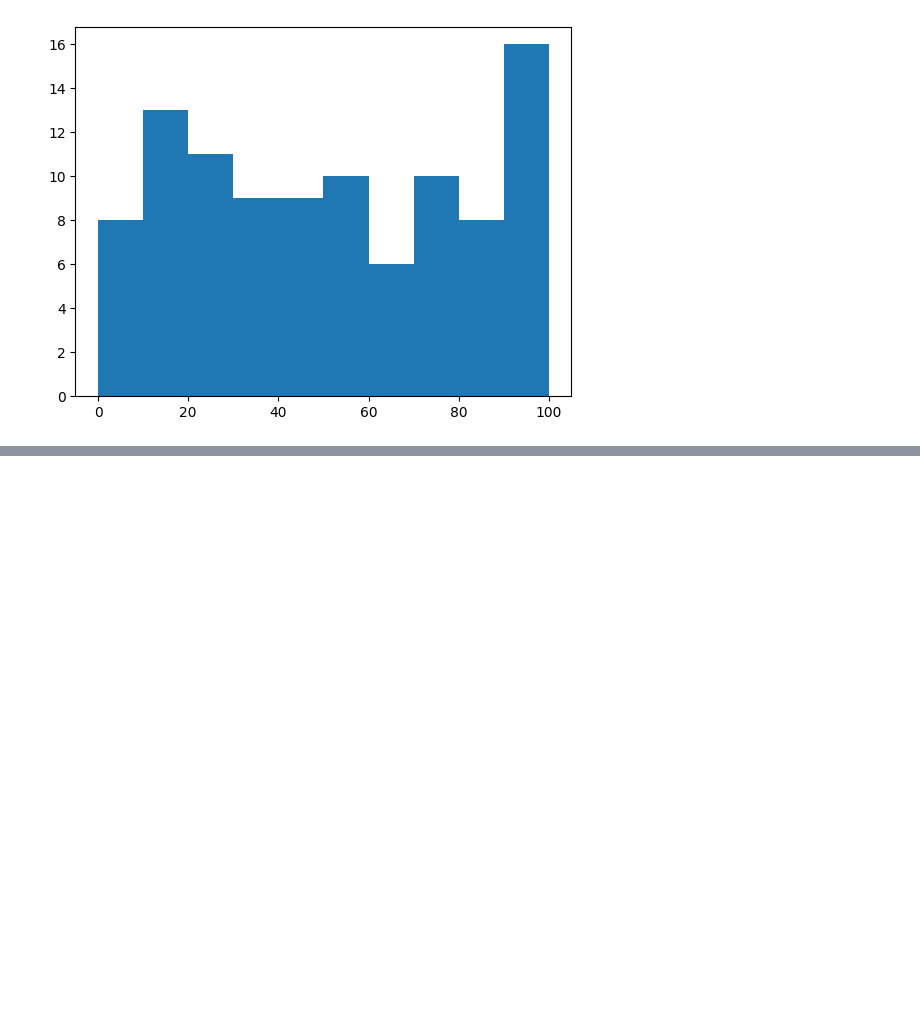
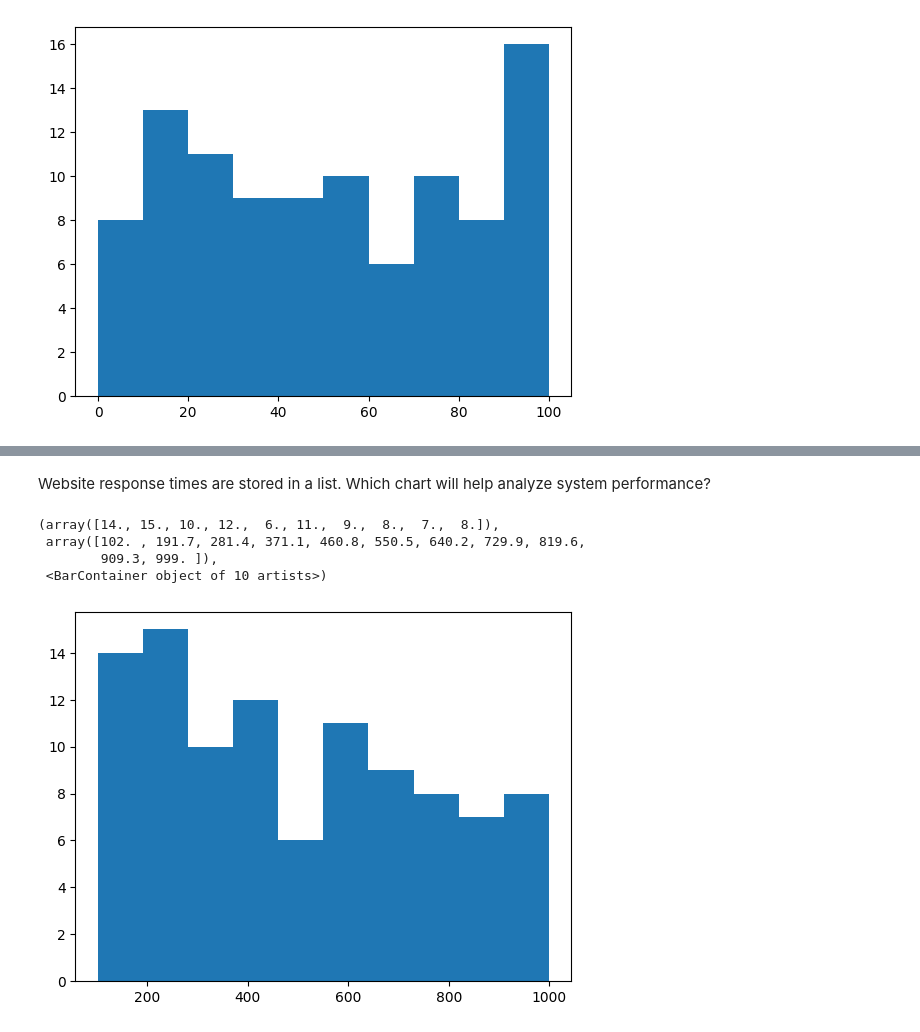
Before and after one commit to saiRajAj/DAVIS, a Jupyter notebook: data_visualization.ipynb, the cells around one changed output, grey strips where cells are left out. Saved outputs shown, nothing was run; the diff lists cells and outputs as text; code cells hidden in the pictures; blank space fills up the shorter version.

```diff
--- a/data_visualization.ipynb
+++ b/data_visualization.ipynb
@@ -33,0 +43,11 @@ plt.hist(marks)
+# %% [markdown]
+Website response times are stored in a list. Which chart will help analyze system performance?
+# %%
+responsetimes = np.random.randint(100, 1000, 100)
+plt.hist(responsetimes)
+# %% [output]
+(array([14., 15., 10., 12.,  6., 11.,  9.,  8.,  7.,  8.]),
+ array([102. , 191.7, 281.4, 371.1, 460.8, 550.5, 640.2, 729.9, 819.6,
+        909.3, 999. ]),
+ <BarContainer object of 10 artists>)
+[figure, added]
```
Also changed, not shown: parts of 32 cells of this notebook.
